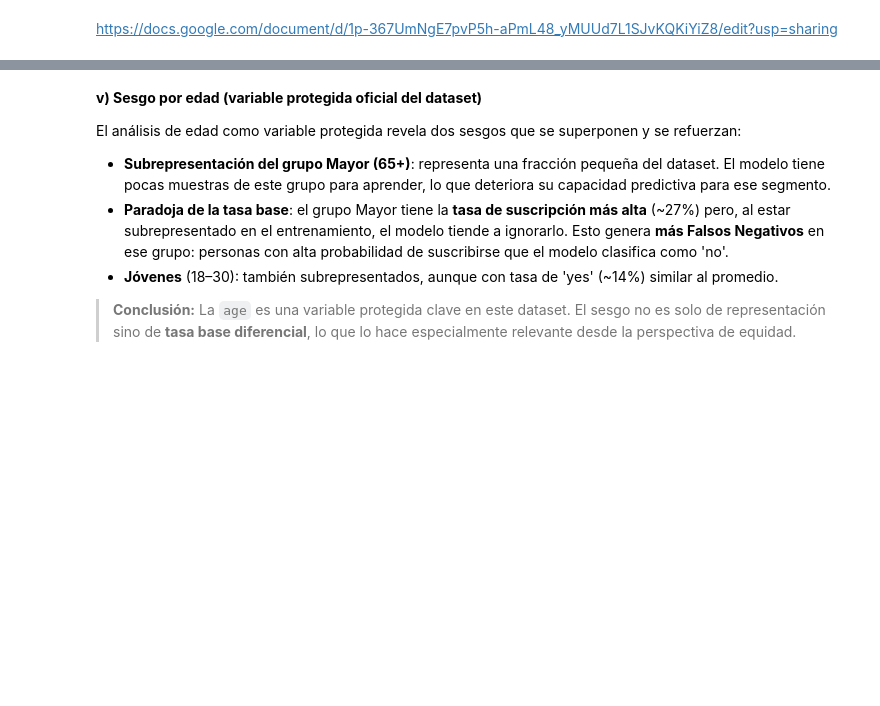
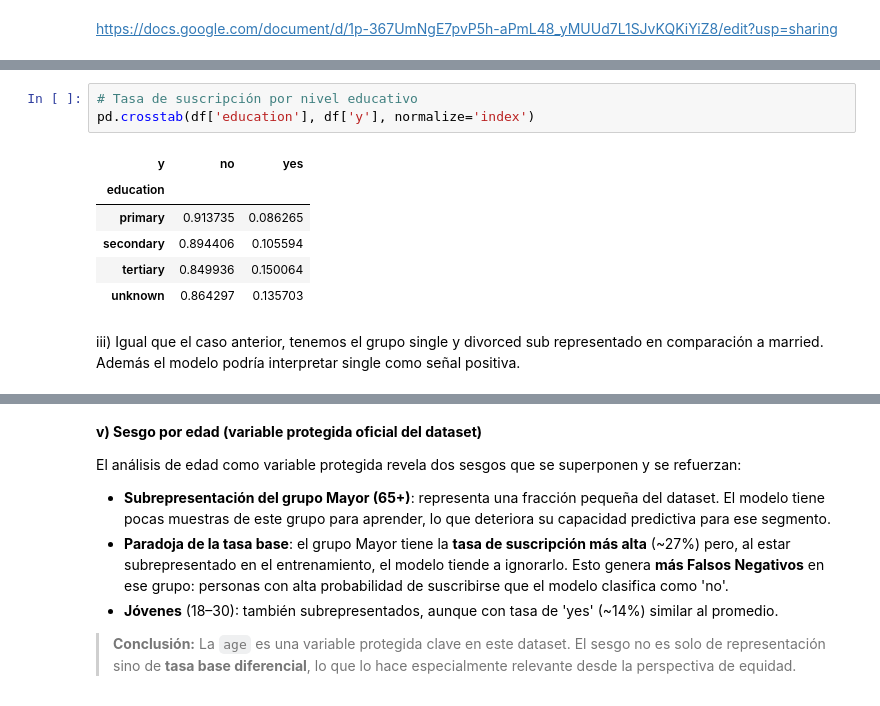
Before and after one commit to eltanook/bank-marketing, a Jupyter notebook: ej1.ipynb, the cells around one changed output, grey strips where cells are left out. Saved outputs shown, nothing was run; the diff lists cells and outputs as text; blank space fills up the shorter version.

```diff
--- a/ej1.ipynb
+++ b/ej1.ipynb
@@ -159,0 +158,13 @@ donde los grupos están igualmente representados y además las proporciones de
+# %%
+# Tasa de suscripción por nivel educativo
+pd.crosstab(df['education'], df['y'], normalize='index')
+# %% [output]
+| y | no | yes |
+| education |  |  |
+| primary | 0.913735 | 0.086265 |
+| secondary | 0.894406 | 0.105594 |
+| tertiary | 0.849936 | 0.150064 |
+| unknown | 0.864297 | 0.135703 |
+# %% [markdown]
+
+iii) Igual que el caso anterior, tenemos el grupo single y divorced sub representado en comparación a married. Además el modelo podría interpretar single como señal positiva.
```
Also changed, not shown: parts of 19 cells of this notebook, 15 other files.
